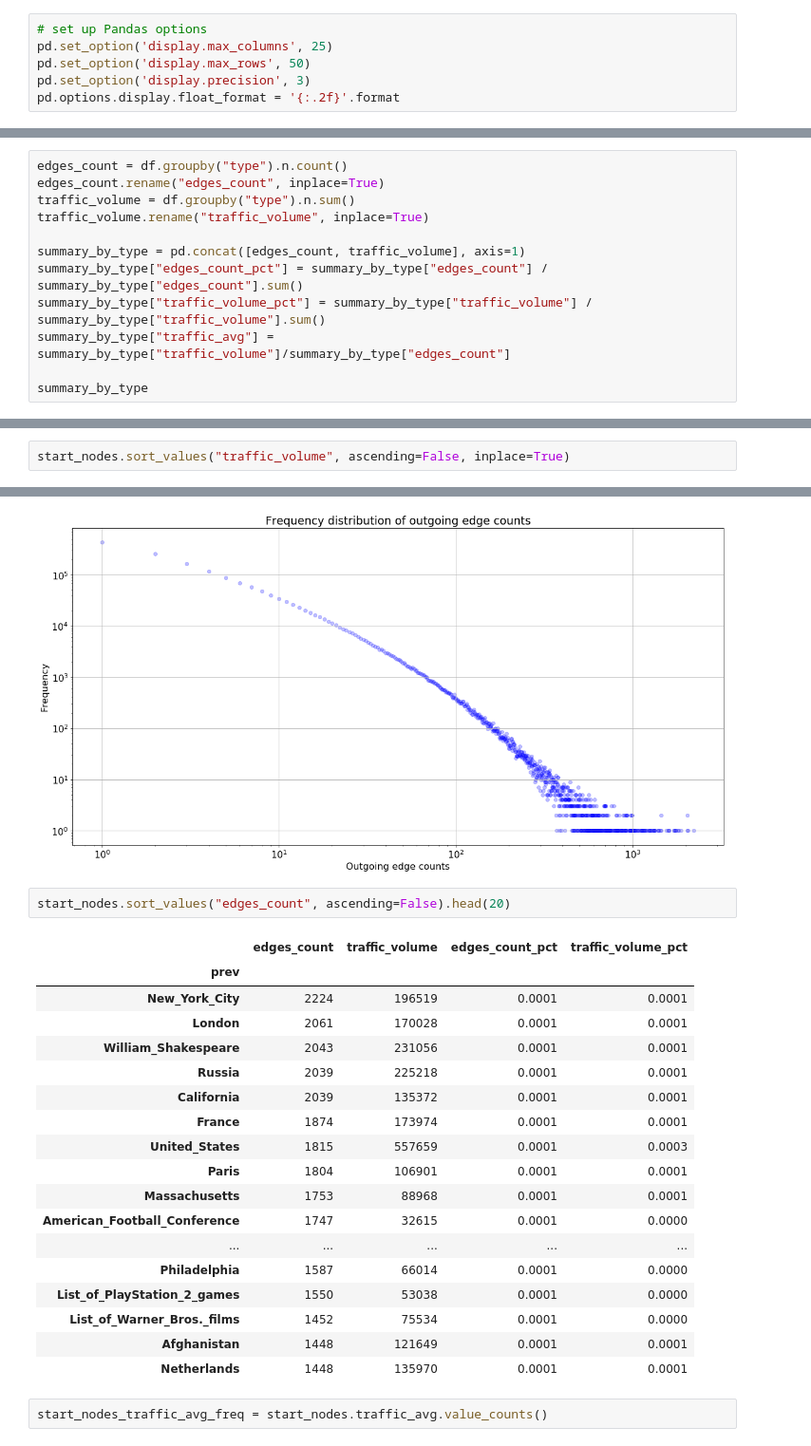
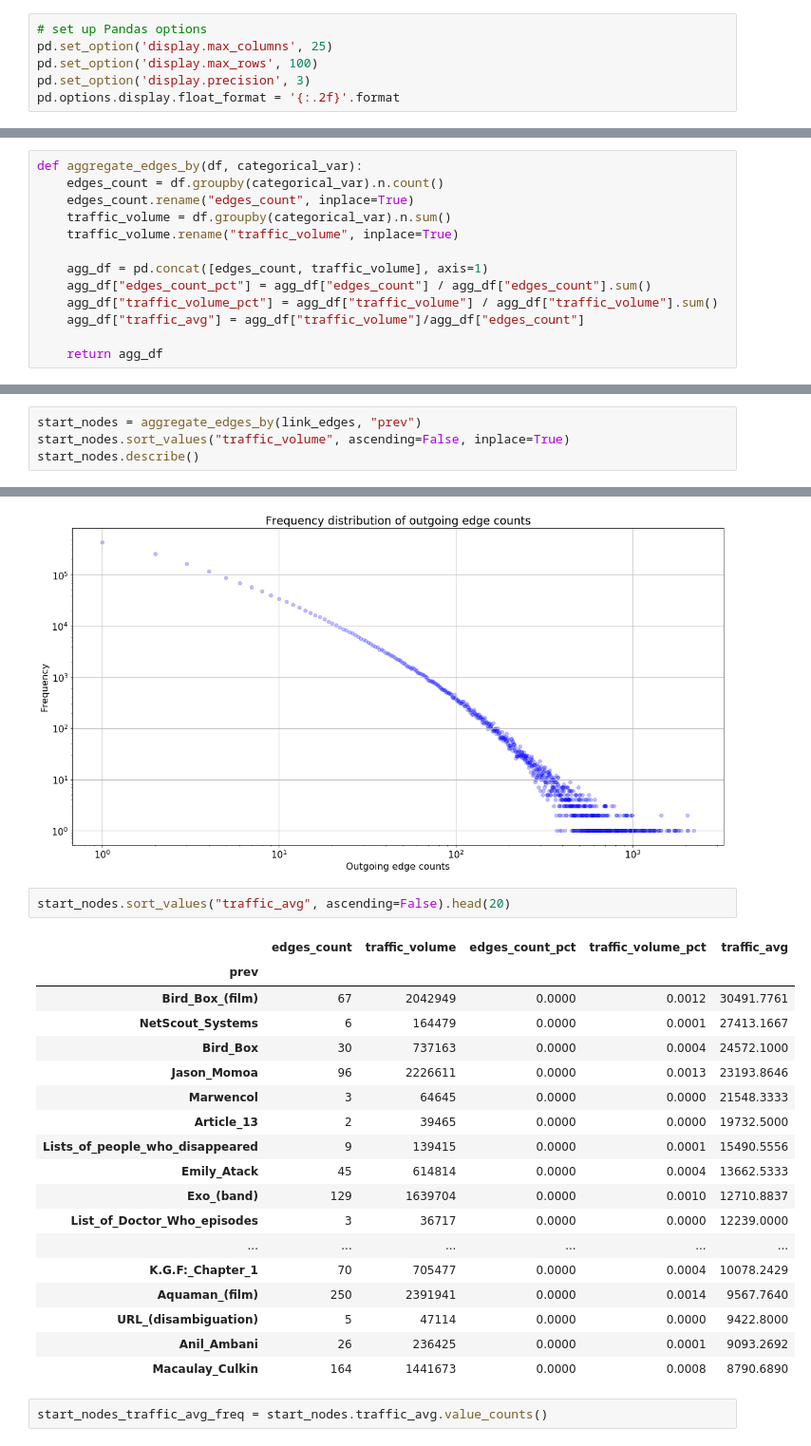
Before and after one commit to 33eyes/wiki-clickstream-graph, a Jupyter notebook: English_Wikipedia_EDA.ipynb, the cells around one changed output, grey strips where cells are left out. Shown at 95% size. Cells and saved outputs as stored; diff of their text form.

```diff
--- a/English_Wikipedia_EDA.ipynb
+++ b/English_Wikipedia_EDA.ipynb
@@ -30,6 +15,6 @@ plt.rcParams["figure.figsize"] = (20,10)
 # %%
 # set up Pandas options
 pd.set_option('display.max_columns', 25)
-pd.set_option('display.max_rows', 50)
+pd.set_option('display.max_rows', 100)
 pd.set_option('display.precision', 3)
 pd.options.display.float_format = '{:.2f}'.format
@@ -109,14 +96,15 @@ The **link** and **other** reference types are both for edges connecting Wikiped
 # %% [markdown]
 Here's the distribution of traffic volume and edge counts across the 3 reference types.
 # %%
-edges_count = df.groupby("type").n.count()
-edges_count.rename("edges_count", inplace=True)
-traffic_volume = df.groupby("type").n.sum()
-traffic_volume.rename("traffic_volume", inplace=True)
+def aggregate_edges_by(df, categorical_var):
+    edges_count = df.groupby(categorical_var).n.count()
+    edges_count.rename("edges_count", inplace=True)
+    traffic_volume = df.groupby(categorical_var).n.sum()
+    traffic_volume.rename("traffic_volume", inplace=True)
 
-summary_by_type = pd.concat([edges_count, traffic_volume], axis=1)
-summary_by_type["edges_count_pct"] = summary_by_type["edges_count"] / summary_by_type["edges_count"].sum()
-summary_by_type["traffic_volume_pct"] = summary_by_type["traffic_volume"] / summary_by_type["traffic_volume"].sum()
-summary_by_type["traffic_avg"] = summary_by_type["traffic_volume"]/summary_by_type["edges_count"]
+    agg_df = pd.concat([edges_count, traffic_volume], axis=1)
+    agg_df["edges_count_pct"] = agg_df["edges_count"] / agg_df["edges_count"].sum()
+    agg_df["traffic_volume_pct"] = agg_df["traffic_volume"] / agg_df["traffic_volume"].sum()
+    agg_df["traffic_avg"] = agg_df["traffic_volume"]/agg_df["edges_count"]
 
-summary_by_type
+    return agg_df
@@ -471,2 +441,4 @@ start_nodes["traffic_avg"] = start_nodes["traffic_volume"]/start_nodes["edges_co
 # %%
+start_nodes = aggregate_edges_by(link_edges, "prev")
 start_nodes.sort_values("traffic_volume", ascending=False, inplace=True)
+start_nodes.describe()
@@ -681,26 +527,26 @@ plt.title("Frequency distribution of outgoing edge counts");
 # %% [output]
 [figure]
 # %%
-start_nodes.sort_values("edges_count", ascending=False).head(20)
+start_nodes.sort_values("traffic_avg", ascending=False).head(20)
 # %% [output]
-|  | edges_count | traffic_volume | edges_count_pct | traffic_volume_pct |
-| prev |  |  |  |  |
-| New_York_City | 2224 | 196519 | 0.0001 | 0.0001 |
-| London | 2061 | 170028 | 0.0001 | 0.0001 |
-| William_Shakespeare | 2043 | 231056 | 0.0001 | 0.0001 |
-| Russia | 2039 | 225218 | 0.0001 | 0.0001 |
-| California | 2039 | 135372 | 0.0001 | 0.0001 |
-| France | 1874 | 173974 | 0.0001 | 0.0001 |
-| United_States | 1815 | 557659 | 0.0001 | 0.0003 |
-| Paris | 1804 | 106901 | 0.0001 | 0.0001 |
-| Massachusetts | 1753 | 88968 | 0.0001 | 0.0001 |
-| American_Football_Conference | 1747 | 32615 | 0.0001 | 0.0000 |
-| ... | ... | ... | ... | ... |
-| Philadelphia | 1587 | 66014 | 0.0001 | 0.0000 |
-| List_of_PlayStation_2_games | 1550 | 53038 | 0.0001 | 0.0000 |
-| List_of_Warner_Bros._films | 1452 | 75534 | 0.0001 | 0.0000 |
-| Afghanistan | 1448 | 121649 | 0.0001 | 0.0001 |
-| Netherlands | 1448 | 135970 | 0.0001 | 0.0001 |
+|  | edges_count | traffic_volume | edges_count_pct | traffic_volume_pct | traffic_avg |
+| prev |  |  |  |  |  |
+| Bird_Box_(film) | 67 | 2042949 | 0.0000 | 0.0012 | 30491.7761 |
+| NetScout_Systems | 6 | 164479 | 0.0000 | 0.0001 | 27413.1667 |
+| Bird_Box | 30 | 737163 | 0.0000 | 0.0004 | 24572.1000 |
+| Jason_Momoa | 96 | 2226611 | 0.0000 | 0.0013 | 23193.8646 |
+| Marwencol | 3 | 64645 | 0.0000 | 0.0000 | 21548.3333 |
+| Article_13 | 2 | 39465 | 0.0000 | 0.0000 | 19732.5000 |
+| Lists_of_people_who_disappeared | 9 | 139415 | 0.0000 | 0.0001 | 15490.5556 |
+| Emily_Atack | 45 | 614814 | 0.0000 | 0.0004 | 13662.5333 |
+| Exo_(band) | 129 | 1639704 | 0.0000 | 0.0010 | 12710.8837 |
+| List_of_Doctor_Who_episodes | 3 | 36717 | 0.0000 | 0.0000 | 12239.0000 |
+| ... | ... | ... | ... | ... | ... |
+| K.G.F:_Chapter_1 | 70 | 705477 | 0.0000 | 0.0004 | 10078.2429 |
+| Aquaman_(film) | 250 | 2391941 | 0.0000 | 0.0014 | 9567.7640 |
+| URL_(disambiguation) | 5 | 47114 | 0.0000 | 0.0000 | 9422.8000 |
+| Anil_Ambani | 26 | 236425 | 0.0000 | 0.0001 | 9093.2692 |
+| Macaulay_Culkin | 164 | 1441673 | 0.0000 | 0.0008 | 8790.6890 |
 # %%
 start_nodes_traffic_avg_freq = start_nodes.traffic_avg.value_counts()
 # %%
```
Also changed, not shown: parts of 66 cells of this notebook.
